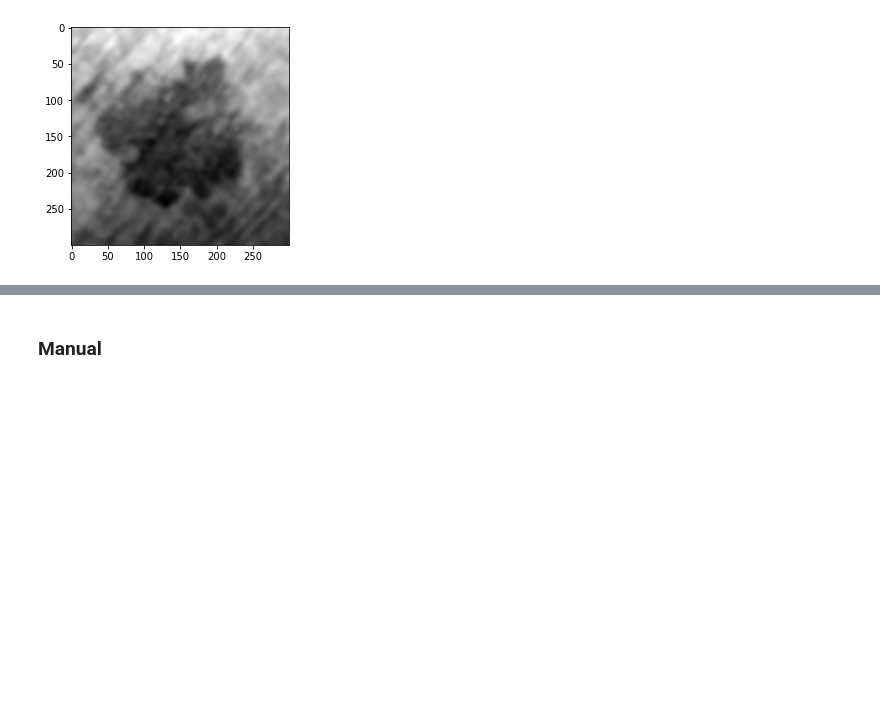
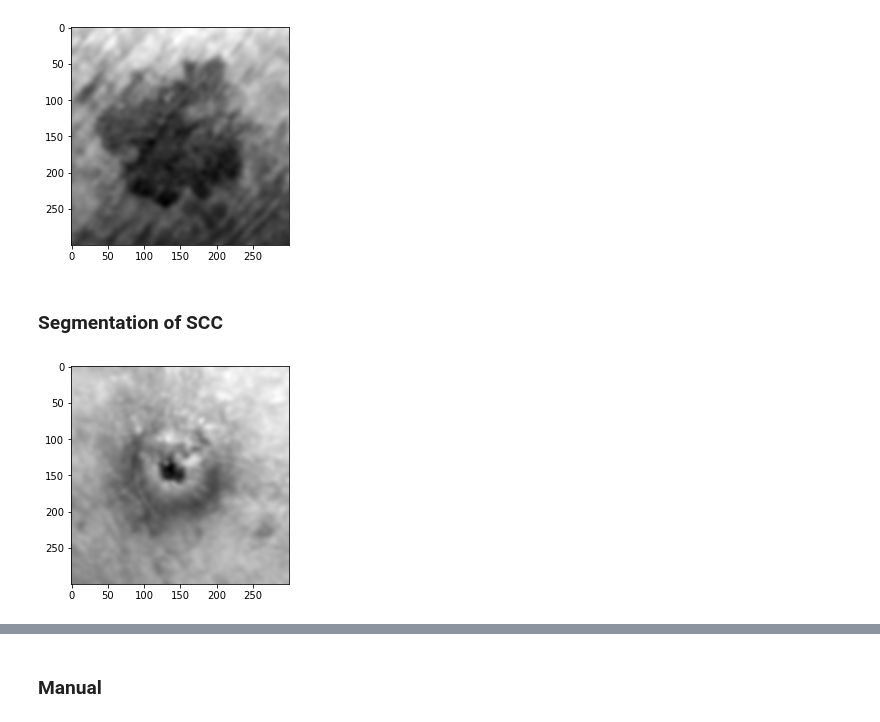
Before and after one commit to julielhagen/First-Year-Project, a Jupyter notebook: Segmentation.ipynb, the cells around one changed output, grey strips where cells are left out. Saved outputs shown, nothing was run; the diff lists cells and outputs as text; code cells hidden in the pictures; blank space fills up the shorter version.

Commit message:
More segmentation

```diff
--- a/Segmentation.ipynb
+++ b/Segmentation.ipynb
@@ -237,3 +238,17 @@ for i in range(len(images_mel)):
     save_mask(paths_mel[i], im_mask)
 # %% [output]
 [figure]
+# %% [markdown]
+### Segmentation of SCC
+# %%
+def save_mask(im_path, im_mask):
+    mask_path = 'imgs_scc/' + '_mask.'.join(im_path.split('.'))
+
+    mpimg.imsave(mask_path,im_mask)
+# %%
+for i in range(len(images_scc)):
+    im_mask = generate_gaussian_mask(images_scc[i])
+
+    save_mask(paths_scc[i], im_mask)
+# %% [output]
+[figure, added]
```
Also changed, not shown: parts of 18 cells of this notebook, 1 other file.
